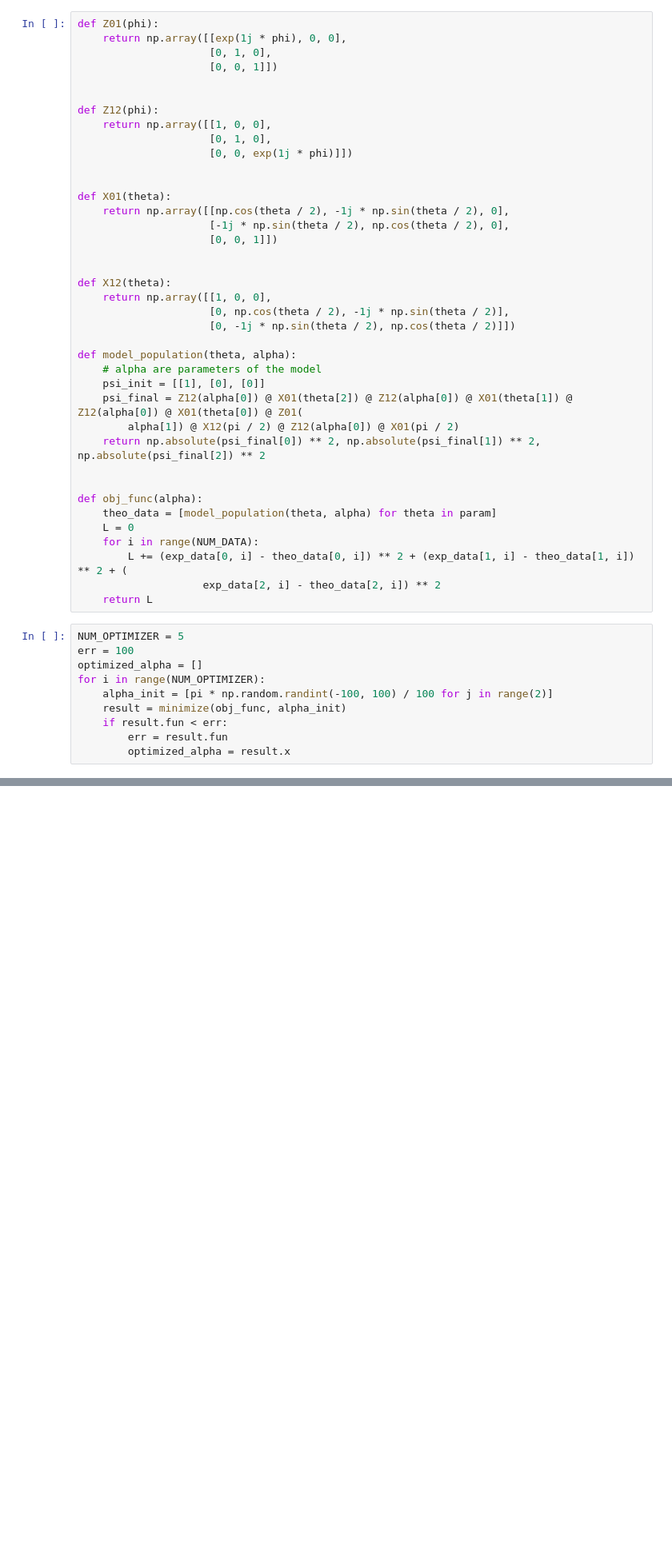
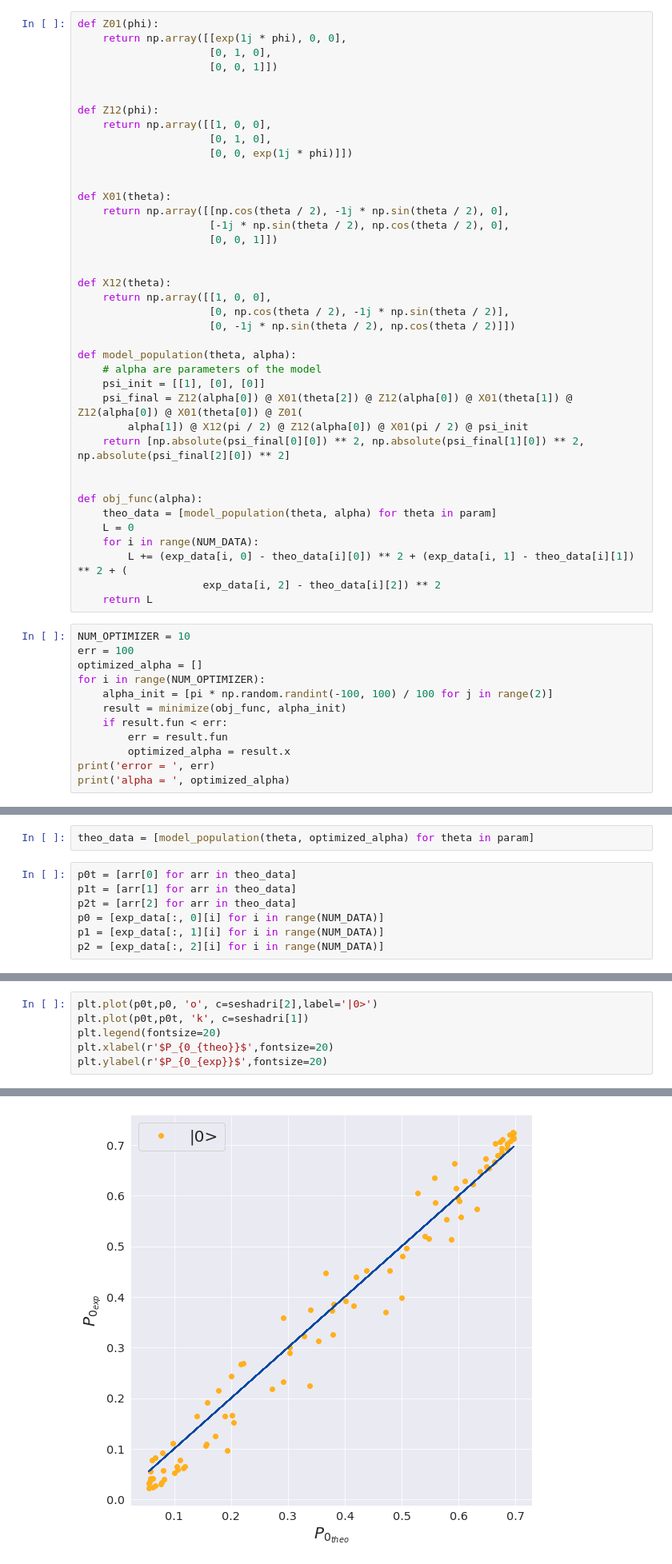
Before and after one commit to spham1611/PulsatingPulseLab, a Jupyter notebook: Pulses/fitting.ipynb, the cells around one changed output, grey strips where cells are left out. Shown at 80% size. Saved outputs shown, nothing was run; the diff lists cells and outputs as text; blank space fills up the shorter version.

Commit message:
add fitting figures

```diff
--- a/Pulses/fitting.ipynb
+++ b/Pulses/fitting.ipynb
@@ -70,19 +83,19 @@ def model_population(theta, alpha):
     # alpha are parameters of the model
     psi_init = [[1], [0], [0]]
     psi_final = Z12(alpha[0]) @ X01(theta[2]) @ Z12(alpha[0]) @ X01(theta[1]) @ Z12(alpha[0]) @ X01(theta[0]) @ Z01(
-        alpha[1]) @ X12(pi / 2) @ Z12(alpha[0]) @ X01(pi / 2)
-    return np.absolute(psi_final[0]) ** 2, np.absolute(psi_final[1]) ** 2, np.absolute(psi_final[2]) ** 2
+        alpha[1]) @ X12(pi / 2) @ Z12(alpha[0]) @ X01(pi / 2) @ psi_init
+    return [np.absolute(psi_final[0][0]) ** 2, np.absolute(psi_final[1][0]) ** 2, np.absolute(psi_final[2][0]) ** 2]
 
 
 def obj_func(alpha):
     theo_data = [model_population(theta, alpha) for theta in param]
     L = 0
     for i in range(NUM_DATA):
-        L += (exp_data[0, i] - theo_data[0, i]) ** 2 + (exp_data[1, i] - theo_data[1, i]) ** 2 + (
-                    exp_data[2, i] - theo_data[2, i]) ** 2
+        L += (exp_data[i, 0] - theo_data[i][0]) ** 2 + (exp_data[i, 1] - theo_data[i][1]) ** 2 + (
+                    exp_data[i, 2] - theo_data[i][2]) ** 2
     return L
 # %%
-NUM_OPTIMIZER = 5
+NUM_OPTIMIZER = 10
 err = 100
 optimized_alpha = []
 for i in range(NUM_OPTIMIZER):
@@ -91,4 +104,6 @@ for i in range(NUM_OPTIMIZER):
     if result.fun < err:
         err = result.fun
         optimized_alpha = result.x
+print('error = ', err)
+print('alpha = ', optimized_alpha)
 # %% [output]
@@ -96,3 +112,12 @@ for i in range(NUM_OPTIMIZER):
+# %%
+theo_data = [model_population(theta, optimized_alpha) for theta in param]
+# %%
+p0t = [arr[0] for arr in theo_data]
+p1t = [arr[1] for arr in theo_data]
+p2t = [arr[2] for arr in theo_data]
+p0 = [exp_data[:, 0][i] for i in range(NUM_DATA)]
+p1 = [exp_data[:, 1][i] for i in range(NUM_DATA)]
+p2 = [exp_data[:, 2][i] for i in range(NUM_DATA)]
 # %%
 ### Start from electron
 params = {'legend.fontsize': 'x-large',
@@ -105,3 +130,10 @@ pylab.rcParams.update(params)
 colors=sns.color_palette("rocket",3)
 seshadri = ['#c3121e', '#0348a1', '#ffb01c', '#027608', '#0193b0', '#9c5300', '#949c01', '#7104b5']
 #            0sangre,   1neptune,  2pumpkin,  3clover,   4denim,    5cocoa,    6cumin,    7berry
+# %%
+plt.plot(p0t,p0, 'o', c=seshadri[2],label='|0>')
+plt.plot(p0t,p0t, 'k', c=seshadri[1])
+plt.legend(fontsize=20)
+plt.xlabel(r'$P_{0_{theo}}$',fontsize=20)
+plt.ylabel(r'$P_{0_{exp}}$',fontsize=20)
+# %% [output]
@@ -107,0 +141 @@ seshadri = ['#c3121e', '#0348a1', '#ffb01c', '#027608', '#0193b0', '#9c5300', '#
+[figure, added]
```
Also changed, not shown: parts of 12 cells of this notebook, 1 other file.
